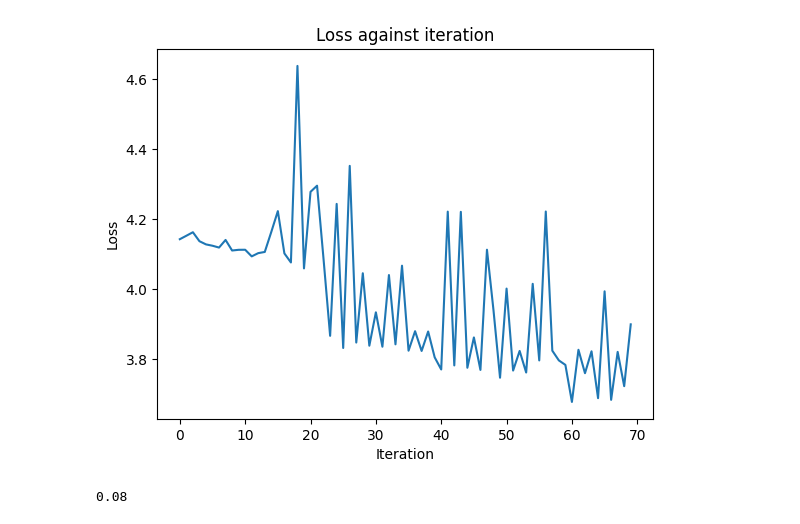
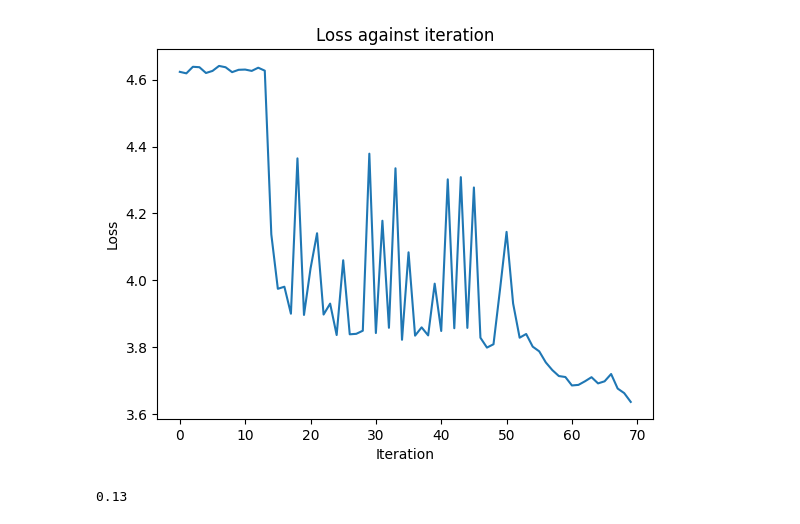
Before and after one commit to Mgalvaz/digit-recognizer, a Jupyter notebook: src/train_quantum_model.ipynb, the cells around one changed output. Saved outputs shown, nothing was run; the diff lists cells and outputs as text; code cells hidden in the pictures.

```diff
--- a/src/train_quantum_model.ipynb
+++ b/src/train_quantum_model.ipynb
@@ -228,11 +228,11 @@ vqc.score(test_x, test_y)
 # %%
 losses = []
 optimizer = COBYLA(maxiter=70)
 initial_point = algorithm_globals.random.random(qnne.num_weights)
 mse = L2Loss()
-(train_x, train_y), (test_x, test_y) = preprocess_data(16, 4, size_train=100)
+(train_x, train_y), (test_x, test_y) = preprocess_data(16, 4, size_train=400)
 opt_result = optimizer.minimize(cost_func_domain, initial_point)
 print(f'{np.sum(np.all(np.sign(qnne.forward(test_x, opt_result.x)) == test_y, axis=1))/len(test_y):.2f}')
 # %% [output]
-[figure, old version]
+[figure, new version]
-0.08
+0.13
```
Also changed, not shown: parts of 5 cells of this notebook.
